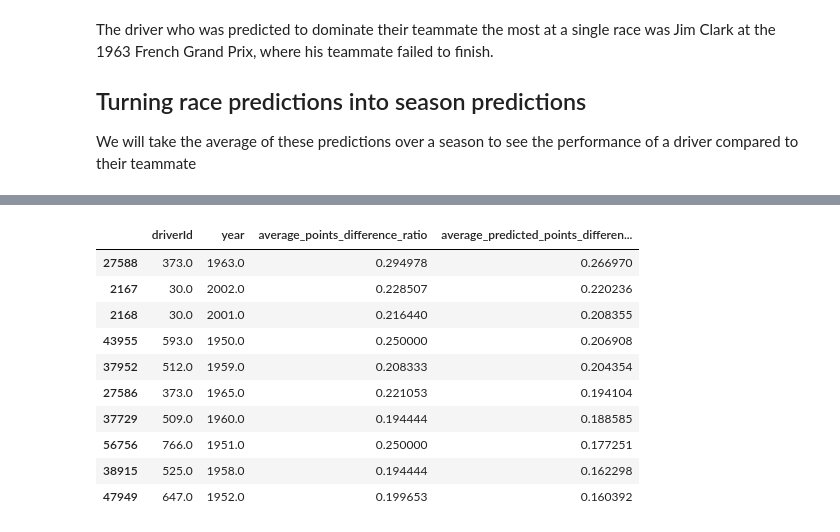
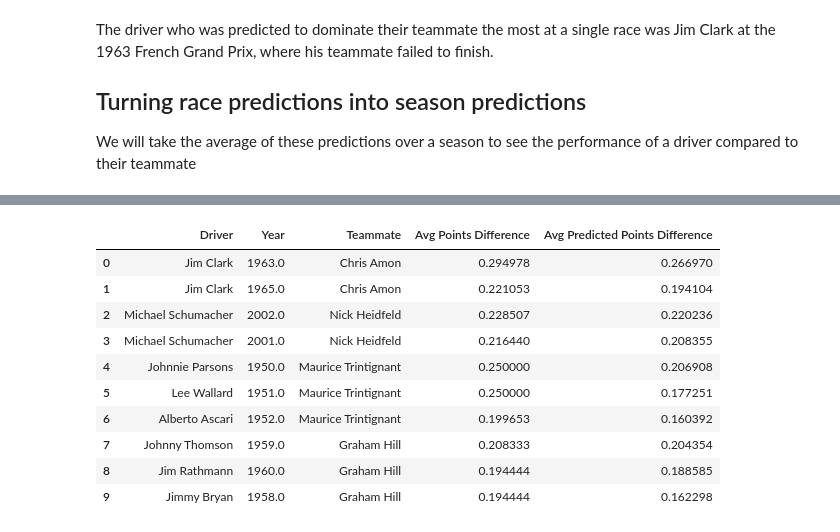
Before and after one commit to karloskarl/F1Analysis, a Jupyter notebook: dominantdriver.ipynb, the cells around one changed output, grey strips where cells are left out. Cells and saved outputs as stored; diff of their text form; code cells hidden in the pictures.

```diff
--- a/dominantdriver.ipynb
+++ b/dominantdriver.ipynb
@@ -210,15 +216,32 @@ driver_season_data
-# %%
-top_10_predicted = driver_season_data.nlargest(10, 'average_predicted_points_difference_ratio')
-top_10_predicted
-# %% [output]
-|  | driverId | year | average_points_difference_ratio | average_predicted_points_differen... |
-| 27588 | 373.0 | 1963.0 | 0.294978 | 0.266970 |
-| 2167 | 30.0 | 2002.0 | 0.228507 | 0.220236 |
-| 2168 | 30.0 | 2001.0 | 0.216440 | 0.208355 |
-| 43955 | 593.0 | 1950.0 | 0.250000 | 0.206908 |
-| 37952 | 512.0 | 1959.0 | 0.208333 | 0.204354 |
-| 27586 | 373.0 | 1965.0 | 0.221053 | 0.194104 |
-| 37729 | 509.0 | 1960.0 | 0.194444 | 0.188585 |
-| 56756 | 766.0 | 1951.0 | 0.250000 | 0.177251 |
-| 38915 | 525.0 | 1958.0 | 0.194444 | 0.162298 |
-| 47949 | 647.0 | 1952.0 | 0.199653 | 0.160392 |
+# %%
+top_10_seasons = driver_season_data.nlargest(10, 'average_predicted_points_difference_ratio')[['driverId', 'year', 'teammate_driverId', 'average_points_difference_ratio', 'average_predicted_points_difference_ratio']]
+top_10_seasons = top_10_seasons.merge(drivers[['driverId', 'forename', 'surname']], left_on='driverId', right_on='driverId')
+top_10_seasons = top_10_seasons.merge(drivers[['driverId', 'forename', 'surname']], left_on='teammate_driverId', right_on='driverId')
+
+# Concatenate first and last names into a single column for Driver and Teammate
+top_10_seasons['Driver'] = top_10_seasons['forename_x'] + ' ' + top_10_seasons['surname_x']
+top_10_seasons['Teammate'] = top_10_seasons['forename_y'] + ' ' + top_10_seasons['surname_y']
+
+# Drop the individual first and last name columns
+top_10_seasons = top_10_seasons.drop(['forename_x', 'surname_x', 'forename_y', 'surname_y'], axis=1)
+
+# Reorder the columns
+top_10_seasons = top_10_seasons[['Driver', 'year', 'Teammate', 'average_points_difference_ratio', 'average_predicted_points_difference_ratio']]
+
+# Rename the columns
+top_10_seasons.columns = ['Driver', 'Year', 'Teammate', 'Avg Points Difference', 'Avg Predicted Points Difference']
+
+
+top_10_seasons
+# %% [output]
+|  | Driver | Year | Teammate | Avg Points Difference | Avg Predicted Points Difference |
+| 0 | Jim Clark | 1963.0 | Chris Amon | 0.294978 | 0.266970 |
+| 1 | Jim Clark | 1965.0 | Chris Amon | 0.221053 | 0.194104 |
+| 2 | Michael Schumacher | 2002.0 | Nick Heidfeld | 0.228507 | 0.220236 |
+| 3 | Michael Schumacher | 2001.0 | Nick Heidfeld | 0.216440 | 0.208355 |
+| 4 | Johnnie Parsons | 1950.0 | Maurice Trintignant | 0.250000 | 0.206908 |
+| 5 | Lee Wallard | 1951.0 | Maurice Trintignant | 0.250000 | 0.177251 |
+| 6 | Alberto Ascari | 1952.0 | Maurice Trintignant | 0.199653 | 0.160392 |
+| 7 | Johnny Thomson | 1959.0 | Graham Hill | 0.208333 | 0.204354 |
+| 8 | Jim Rathmann | 1960.0 | Graham Hill | 0.194444 | 0.188585 |
+| 9 | Jimmy Bryan | 1958.0 | Graham Hill | 0.194444 | 0.162298 |
```
Also changed, not shown: parts of 5 cells of this notebook.
